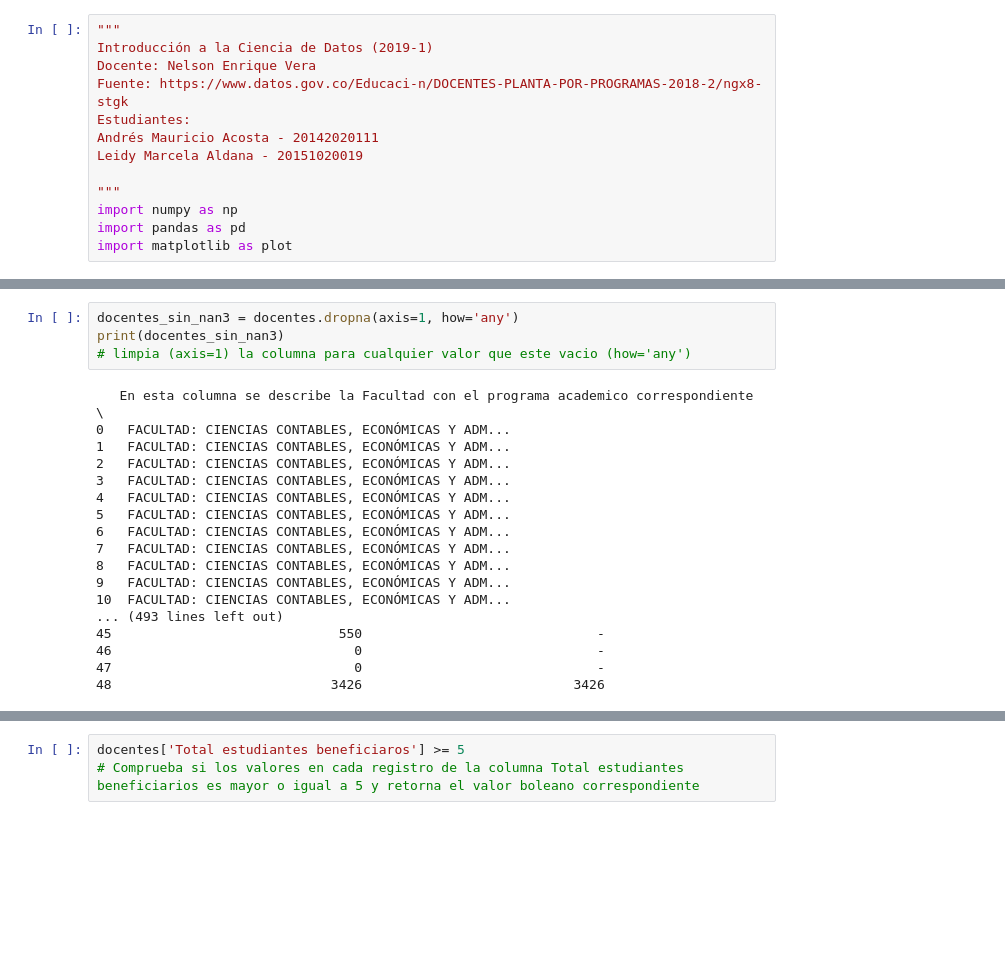
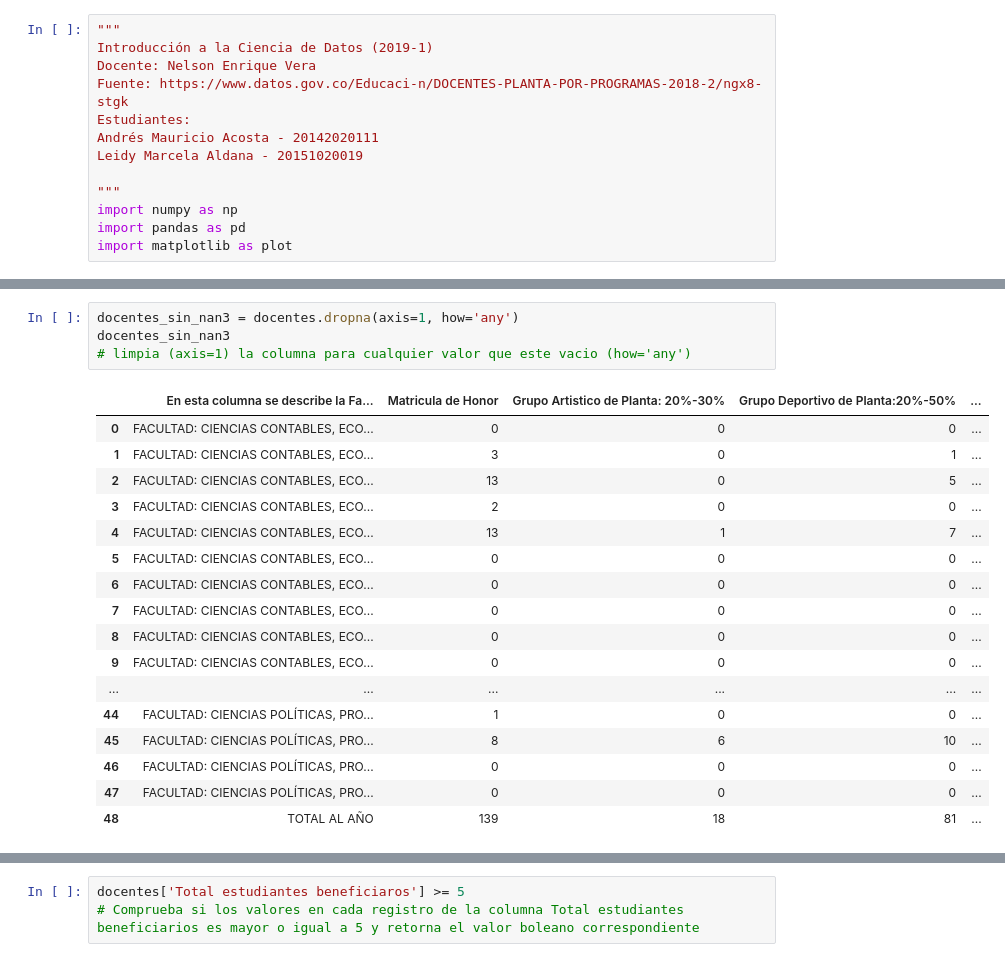
Before and after one commit to MauricioAcosta/CienciasDeDatos, a Jupyter notebook: Taller_Filtrado_Pandas/Taller de limpieza y filtrado básico.ipynb, the cells around one changed output, grey strips where cells are left out. Drawn from its saved outputs; the diff is of its cells as text; blank space fills up the shorter version.

```diff
--- a/Taller_Filtrado_Pandas/Taller de limpieza y filtrado básico.ipynb
+++ b/Taller_Filtrado_Pandas/Taller de limpieza y filtrado básico.ipynb
@@ -103,24 +84,24 @@ print(docentes_sin_nan2)
 # %%
 docentes_sin_nan3 = docentes.dropna(axis=1, how='any')
-print(docentes_sin_nan3)
+docentes_sin_nan3
 # limpia (axis=1) la columna para cualquier valor que este vacio (how='any')
 # %% [output]
-   En esta columna se describe la Facultad con el programa academico correspondiente   \
-0   FACULTAD: CIENCIAS CONTABLES, ECONÓMICAS Y ADM...
-1   FACULTAD: CIENCIAS CONTABLES, ECONÓMICAS Y ADM...
-2   FACULTAD: CIENCIAS CONTABLES, ECONÓMICAS Y ADM...
-3   FACULTAD: CIENCIAS CONTABLES, ECONÓMICAS Y ADM...
-4   FACULTAD: CIENCIAS CONTABLES, ECONÓMICAS Y ADM...
-5   FACULTAD: CIENCIAS CONTABLES, ECONÓMICAS Y ADM...
-6   FACULTAD: CIENCIAS CONTABLES, ECONÓMICAS Y ADM...
-7   FACULTAD: CIENCIAS CONTABLES, ECONÓMICAS Y ADM...
-8   FACULTAD: CIENCIAS CONTABLES, ECONÓMICAS Y ADM...
-9   FACULTAD: CIENCIAS CONTABLES, ECONÓMICAS Y ADM...
-10  FACULTAD: CIENCIAS CONTABLES, ECONÓMICAS Y ADM...
-... (493 lines left out)
-45                             550                              -
-46                               0                              -
-47                               0                              -
-48                            3426                           3426
+|  | En esta columna se describe la Fa... | Matricula de Honor | Grupo Artistico de Planta: 20%-30% | Grupo Deportivo de Planta:20%-50% | ... |
+| 0 | FACULTAD: CIENCIAS CONTABLES, ECO... | 0 | 0 | 0 | ... |
+| 1 | FACULTAD: CIENCIAS CONTABLES, ECO... | 3 | 0 | 1 | ... |
+| 2 | FACULTAD: CIENCIAS CONTABLES, ECO... | 13 | 0 | 5 | ... |
+| 3 | FACULTAD: CIENCIAS CONTABLES, ECO... | 2 | 0 | 0 | ... |
+| 4 | FACULTAD: CIENCIAS CONTABLES, ECO... | 13 | 1 | 7 | ... |
+| 5 | FACULTAD: CIENCIAS CONTABLES, ECO... | 0 | 0 | 0 | ... |
+| 6 | FACULTAD: CIENCIAS CONTABLES, ECO... | 0 | 0 | 0 | ... |
+| 7 | FACULTAD: CIENCIAS CONTABLES, ECO... | 0 | 0 | 0 | ... |
+| 8 | FACULTAD: CIENCIAS CONTABLES, ECO... | 0 | 0 | 0 | ... |
+| 9 | FACULTAD: CIENCIAS CONTABLES, ECO... | 0 | 0 | 0 | ... |
+| ... | ... | ... | ... | ... | ... |
+| 44 | FACULTAD: CIENCIAS POLÍTICAS, PRO... | 1 | 0 | 0 | ... |
+| 45 | FACULTAD: CIENCIAS POLÍTICAS, PRO... | 8 | 6 | 10 | ... |
+| 46 | FACULTAD: CIENCIAS POLÍTICAS, PRO... | 0 | 0 | 0 | ... |
+| 47 | FACULTAD: CIENCIAS POLÍTICAS, PRO... | 0 | 0 | 0 | ... |
+| 48 | TOTAL AL AÑO | 139 | 18 | 81 | ... |
 # %%
 docentes_nuevo = docentes.fillna(value=3)
```
Also changed, not shown: parts of 7 cells of this notebook, 2 other files.
